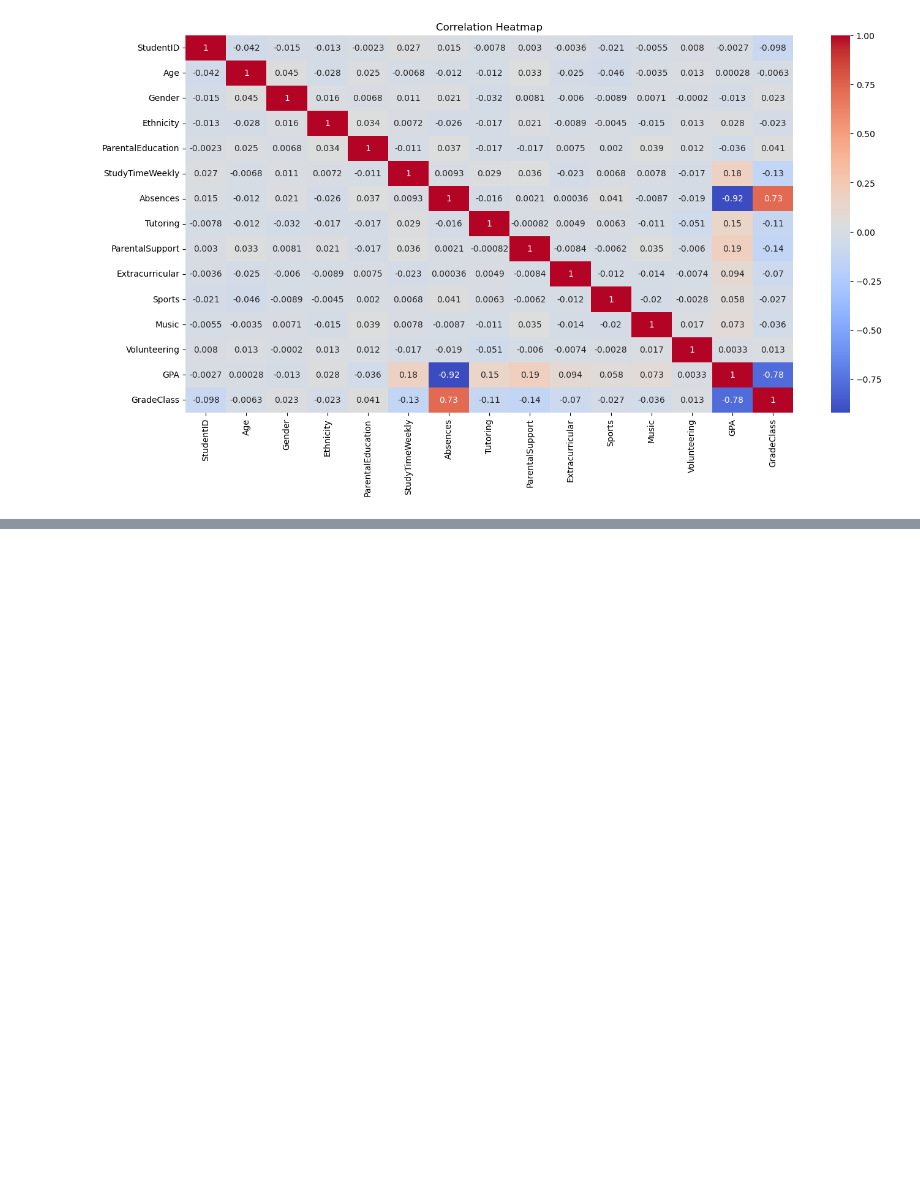
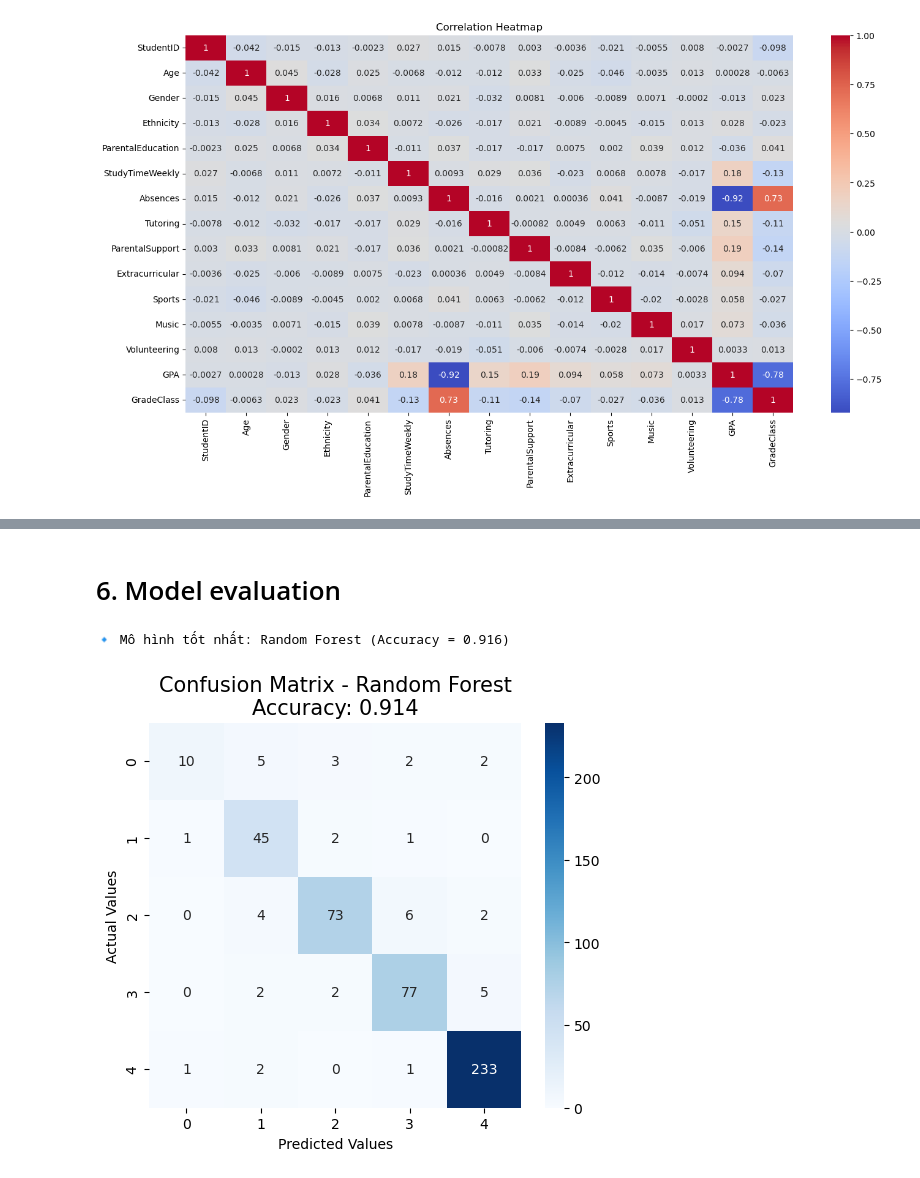
Before and after one commit to new9xboy-DTD/ADY201m-FinalProject, a Jupyter notebook: ADY201m-Project-Team1.ipynb, the cells around one changed output, grey strips where cells are left out. Saved outputs shown, nothing was run; the diff lists cells and outputs as text; code cells hidden in the pictures; blank space fills up the shorter version.

```diff
--- a/ADY201m-Project-Team1.ipynb
+++ b/ADY201m-Project-Team1.ipynb
@@ -215,0 +229,13 @@ plt.show()
+# %%
+for col in df.select_dtypes(include=['object']).columns:
+    if col != "GradeClass":
+        le = LabelEncoder()
+        df[col] = le.fit_transform(df[col])
+# %%
+X = df.drop("GradeClass", axis=1)
+y = df["GradeClass"]
+# %%
+if y.dtype == 'object':
+    y = LabelEncoder().fit_transform(y)
+# %%
+X_train, X_test, y_train, y_test = train_test_split(X, y, test_size=0.2, random_state=42)
@@ -215,0 +288,34 @@ plt.show()
+# %% [markdown]
+# 6. Model evaluation
+# %%
+import seaborn as sns
+import matplotlib.pyplot as plt
+from sklearn.metrics import accuracy_score, confusion_matrix
+
+# === Chọn mô hình tốt nhất dựa trên kết quả df_models ===
+best_index = df_models['Accuracy'].idxmax()
+best_model_name = df_models.loc[best_index, 'Model']
+best_accuracy = df_models.loc[best_index, 'Accuracy']
+best_model = classification_models[best_model_name]
+
+print(f"🔹 Mô hình tốt nhất: {best_model_name} (Accuracy = {best_accuracy:.3f})")
+
+# === Huấn luyện mô hình tốt nhất ===
+best_model.fit(X_train, y_train)
+
+# === Dự đoán trên tập test ===
+y_pred = best_model.predict(X_test)
+
+# === Tính toán và vẽ Confusion Matrix ===
+score = round(accuracy_score(y_test, y_pred), 3)
+cm = confusion_matrix(y_test, y_pred)
+
+plt.figure(figsize=(6, 5))
+sns.heatmap(cm, annot=True, fmt=".0f", cmap="Blues")
+plt.xlabel('Predicted Values')
+plt.ylabel('Actual Values')
+plt.title(f'Confusion Matrix - {best_model_name}\nAccuracy: {score}', size=15)
+plt.show()
+# %% [output]
+🔹 Mô hình tốt nhất: Random Forest (Accuracy = 0.916)
+[figure, added]
```
Also changed, not shown: parts of 8 cells of this notebook.
